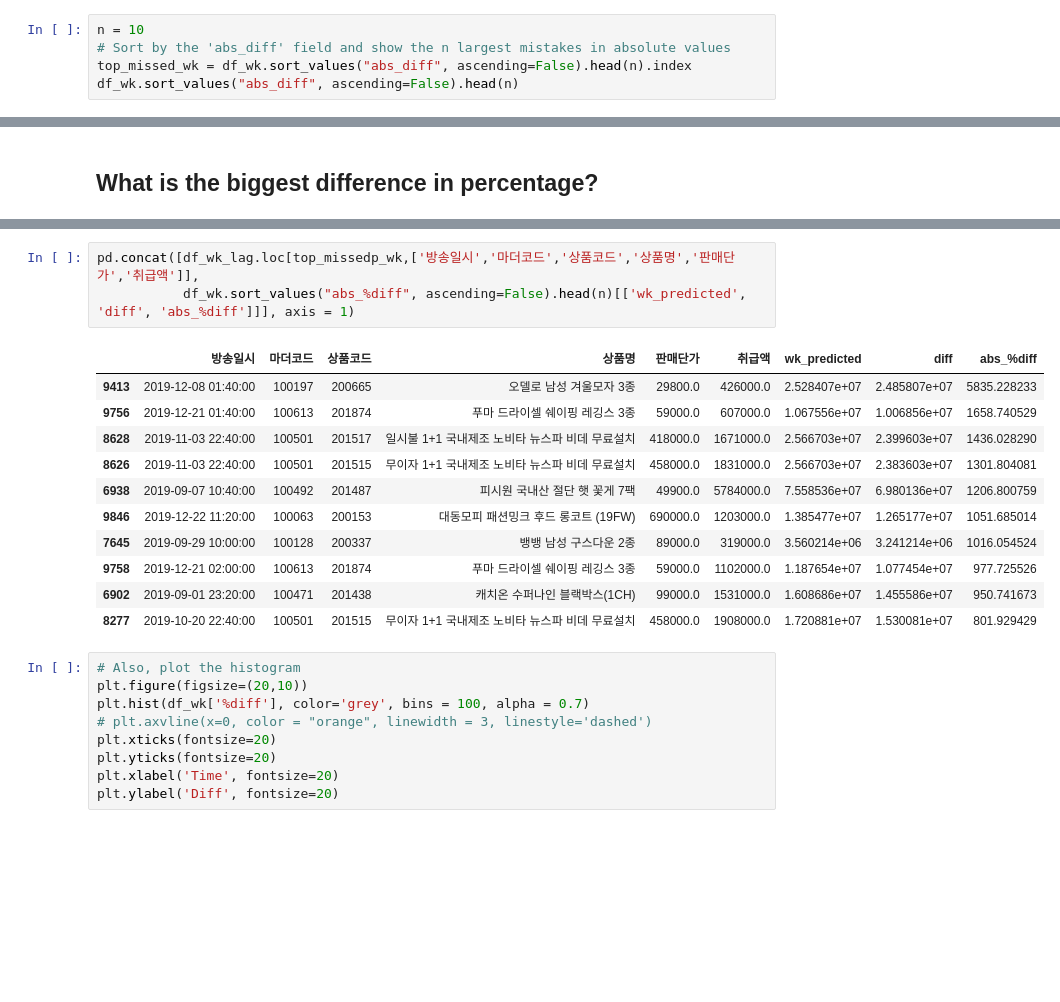
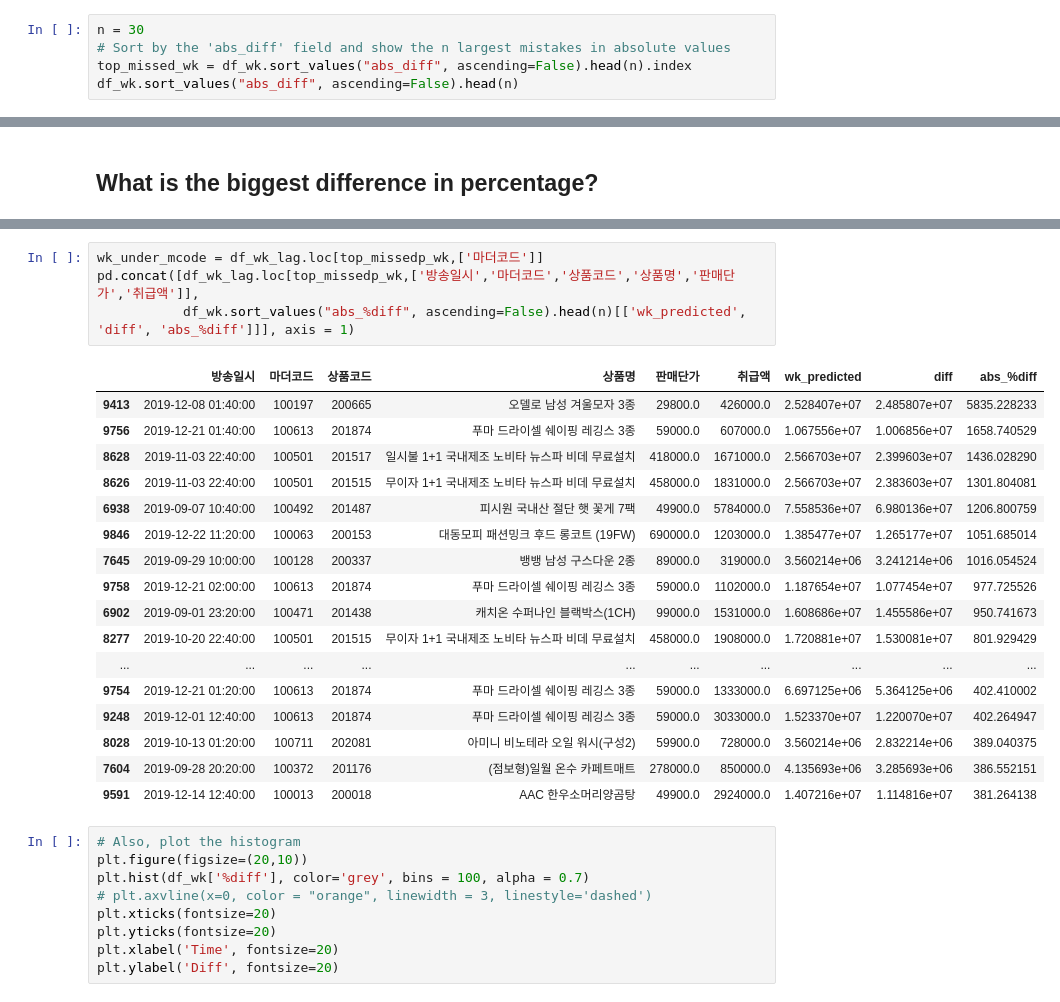
Before and after one commit to Seungmi122/bigcon2020_sales_forecasting, a Jupyter notebook: eda/residual_analysis.ipynb, the cells around one changed output, grey strips where cells are left out. Drawn from its saved outputs; the diff is of its cells as text; blank space fills up the shorter version.

```diff
--- a/eda/residual_analysis.ipynb
+++ b/eda/residual_analysis.ipynb
@@ -111,7 +111,7 @@ Text(0, 0.5, 'Diff')
 # %% [markdown]
 ## What is the biggest difference in absolute values?
 # %%
-n = 10
+n = 30
 # Sort by the 'abs_diff' field and show the n largest mistakes in absolute values
 top_missed_wk = df_wk.sort_values("abs_diff", ascending=False).head(n).index
 df_wk.sort_values("abs_diff", ascending=False).head(n)
@@ -181,18 +200,25 @@ df_wk.sort_values("abs_%diff", ascending=False).head(n)
 # %%
+wk_under_mcode = df_wk_lag.loc[top_missedp_wk,['마더코드']]
 pd.concat([df_wk_lag.loc[top_missedp_wk,['방송일시','마더코드','상품코드','상품명','판매단가','취급액']],
            df_wk.sort_values("abs_%diff", ascending=False).head(n)[['wk_predicted', 'diff', 'abs_%diff']]], axis = 1)
 # %% [output]
 |  | 방송일시 | 마더코드 | 상품코드 | 상품명 | 판매단가 | 취급액 | wk_predicted | diff | abs_%diff |
 | 9413 | 2019-12-08 01:40:00 | 100197 | 200665 | 오델로 남성 겨울모자 3종 | 29800.0 | 426000.0 | 2.528407e+07 | 2.485807e+07 | 5835.228233 |
 | 9756 | 2019-12-21 01:40:00 | 100613 | 201874 | 푸마 드라이셀 쉐이핑 레깅스 3종 | 59000.0 | 607000.0 | 1.067556e+07 | 1.006856e+07 | 1658.740529 |
 | 8628 | 2019-11-03 22:40:00 | 100501 | 201517 | 일시불 1+1 국내제조 노비타 뉴스파 비데 무료설치 | 418000.0 | 1671000.0 | 2.566703e+07 | 2.399603e+07 | 1436.028290 |
 | 8626 | 2019-11-03 22:40:00 | 100501 | 201515 | 무이자 1+1 국내제조 노비타 뉴스파 비데 무료설치 | 458000.0 | 1831000.0 | 2.566703e+07 | 2.383603e+07 | 1301.804081 |
 | 6938 | 2019-09-07 10:40:00 | 100492 | 201487 | 피시원 국내산 절단 햇 꽃게 7팩 | 49900.0 | 5784000.0 | 7.558536e+07 | 6.980136e+07 | 1206.800759 |
 | 9846 | 2019-12-22 11:20:00 | 100063 | 200153 | 대동모피 패션밍크 후드 롱코트 (19FW) | 690000.0 | 1203000.0 | 1.385477e+07 | 1.265177e+07 | 1051.685014 |
 | 7645 | 2019-09-29 10:00:00 | 100128 | 200337 | 뱅뱅 남성 구스다운 2종 | 89000.0 | 319000.0 | 3.560214e+06 | 3.241214e+06 | 1016.054524 |
 | 9758 | 2019-12-21 02:00:00 | 100613 | 201874 | 푸마 드라이셀 쉐이핑 레깅스 3종 | 59000.0 | 1102000.0 | 1.187654e+07 | 1.077454e+07 | 977.725526 |
 | 6902 | 2019-09-01 23:20:00 | 100471 | 201438 | 캐치온 수퍼나인 블랙박스(1CH) | 99000.0 | 1531000.0 | 1.608686e+07 | 1.455586e+07 | 950.741673 |
 | 8277 | 2019-10-20 22:40:00 | 100501 | 201515 | 무이자 1+1 국내제조 노비타 뉴스파 비데 무료설치 | 458000.0 | 1908000.0 | 1.720881e+07 | 1.530081e+07 | 801.929429 |
+| ... | ... | ... | ... | ... | ... | ... | ... | ... | ... |
+| 9754 | 2019-12-21 01:20:00 | 100613 | 201874 | 푸마 드라이셀 쉐이핑 레깅스 3종 | 59000.0 | 1333000.0 | 6.697125e+06 | 5.364125e+06 | 402.410002 |
+| 9248 | 2019-12-01 12:40:00 | 100613 | 201874 | 푸마 드라이셀 쉐이핑 레깅스 3종 | 59000.0 | 3033000.0 | 1.523370e+07 | 1.220070e+07 | 402.264947 |
+| 8028 | 2019-10-13 01:20:00 | 100711 | 202081 | 아미니 비노테라 오일 워시(구성2) | 59900.0 | 728000.0 | 3.560214e+06 | 2.832214e+06 | 389.040375 |
+| 7604 | 2019-09-28 20:20:00 | 100372 | 201176 | (점보형)일월 온수 카페트매트 | 278000.0 | 850000.0 | 4.135693e+06 | 3.285693e+06 | 386.552151 |
+| 9591 | 2019-12-14 12:40:00 | 100013 | 200018 | AAC 한우소머리양곰탕 | 49900.0 | 2924000.0 | 1.407216e+07 | 1.114816e+07 | 381.264138 |
 # %%
 # Also, plot the histogram
 plt.figure(figsize=(20,10))
```
Also changed, not shown: parts of 21 cells of this notebook.
